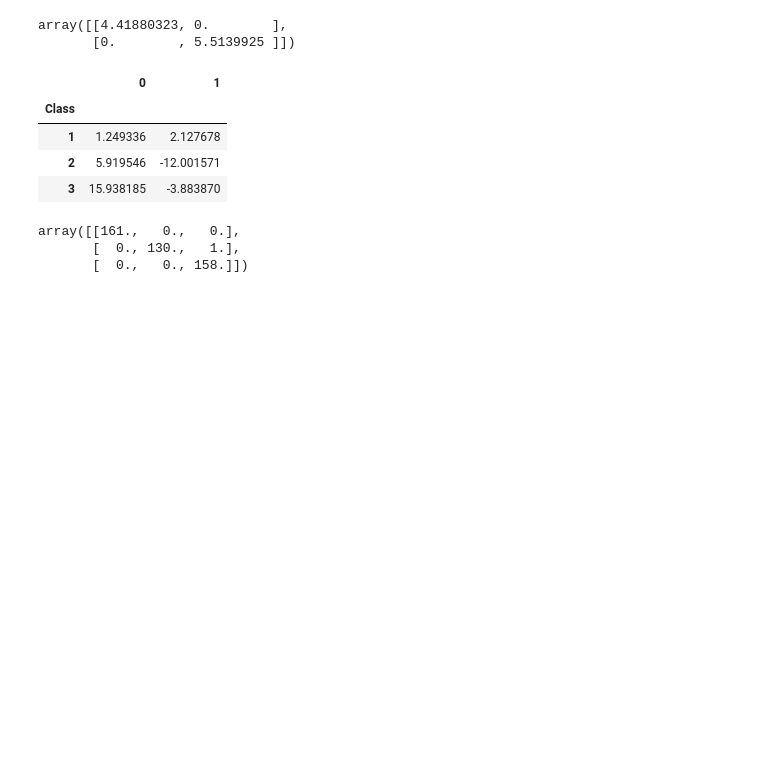
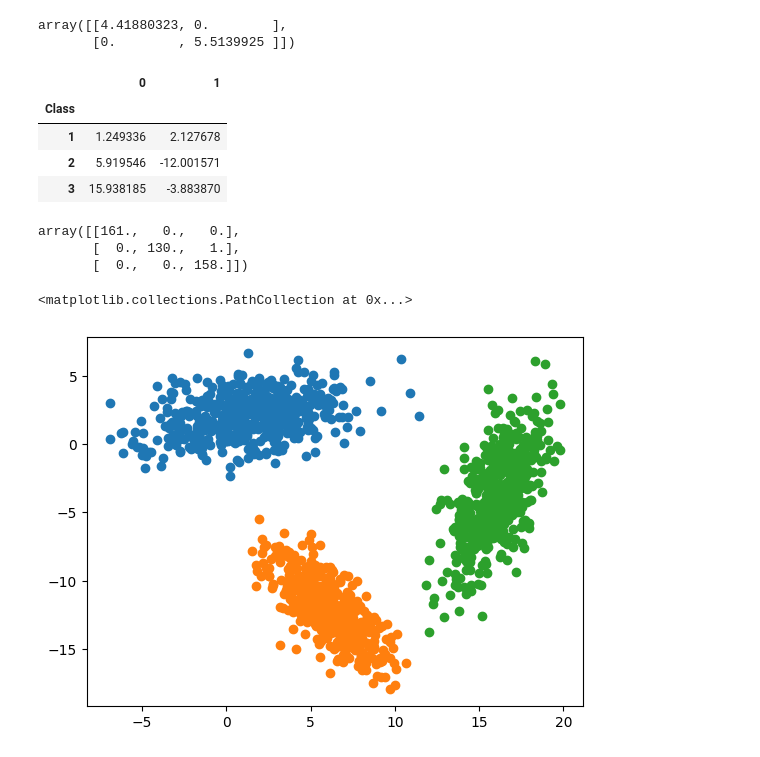
Before and after one commit to SiddharthYadav-v/CS669_Pattern_Recognition, a Jupyter notebook: assignment 1/code.ipynb, the cells around one changed output. Saved outputs shown, nothing was run; the diff lists cells and outputs as text; code cells hidden in the pictures; blank space fills up the shorter version.

```diff
--- a/assignment 1/code.ipynb
+++ b/assignment 1/code.ipynb
@@ -170,3 +167,10 @@ confusion_mat(y_pred, np.array(y_test))
 array([[161.,   0.,   0.],
        [  0., 130.,   1.],
        [  0.,   0., 158.]])
+# %%
+plt.scatter(class1_ls[0], class1_ls[1])
+plt.scatter(class2_ls[0], class2_ls[1])
+plt.scatter(class3_ls[0], class3_ls[1])
+# %% [output]
+<matplotlib.collections.PathCollection at 0x...>
+[figure, added]
```
Also changed, not shown: parts of 1 cell of this notebook.
